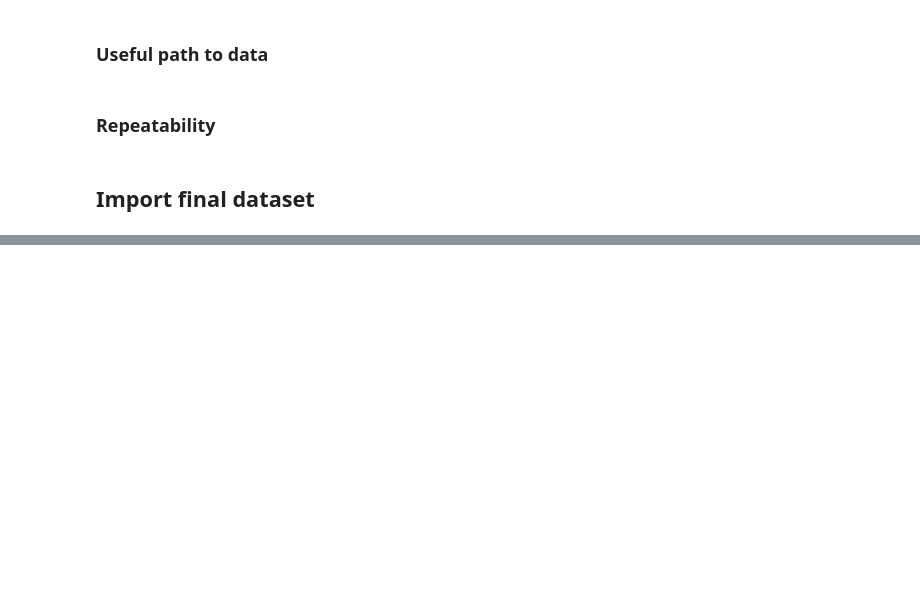
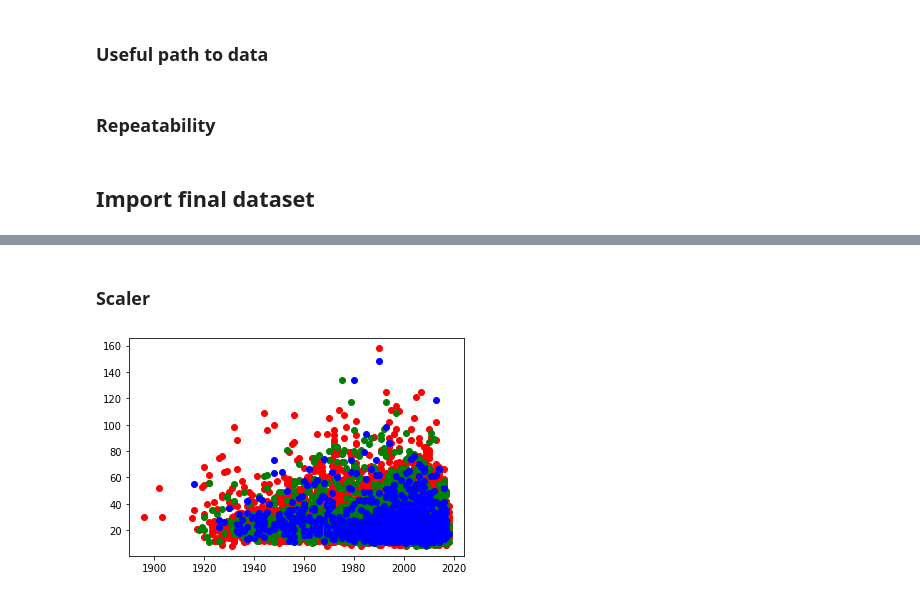
Before and after one commit to prushh/movie-lens-mlp, a Jupyter notebook: notebooks/2.3-mlp-model.ipynb, the cells around one changed output, grey strips where cells are left out. Saved outputs shown, nothing was run; the diff lists cells and outputs as text; code cells hidden in the pictures; blank space fills up the shorter version.

```diff
--- a/notebooks/2.3-mlp-model.ipynb
+++ b/notebooks/2.3-mlp-model.ipynb
@@ -86,0 +44,31 @@ plt.show()
+# %%
+samples = np.arange(len(dataset))
+train_idx_tmp, test_idx = train_test_split(samples, test_size=0.2, stratify=dataset.y)
+train_idx, val_idx = train_test_split(train_idx_tmp, test_size=0.1, stratify=dataset.y[train_idx_tmp])
+# %% [markdown]
+### Scaler
+# %%
+def overview(data):
+    train_data = data.X[train_idx]
+    test_data = data.X[test_idx]
+    val_data = data.X[val_idx]
+
+    plt.scatter(
+        train_data[:, dataset.map_columns['year']],
+        train_data[:, dataset.map_columns['title_length']],
+        c='r'
+    )
+    plt.scatter(
+        test_data[:, dataset.map_columns['year']],
+        test_data[:, dataset.map_columns['title_length']],
+        c='g'
+    )
+    plt.scatter(
+        val_data[:, dataset.map_columns['year']],
+        val_data[:, dataset.map_columns['title_length']],
+        c='b'
+    )
+# %%
+overview(dataset)
+# %% [output]
+[figure, added]
```
Also changed, not shown: parts of 24 cells of this notebook, 2 other files.
